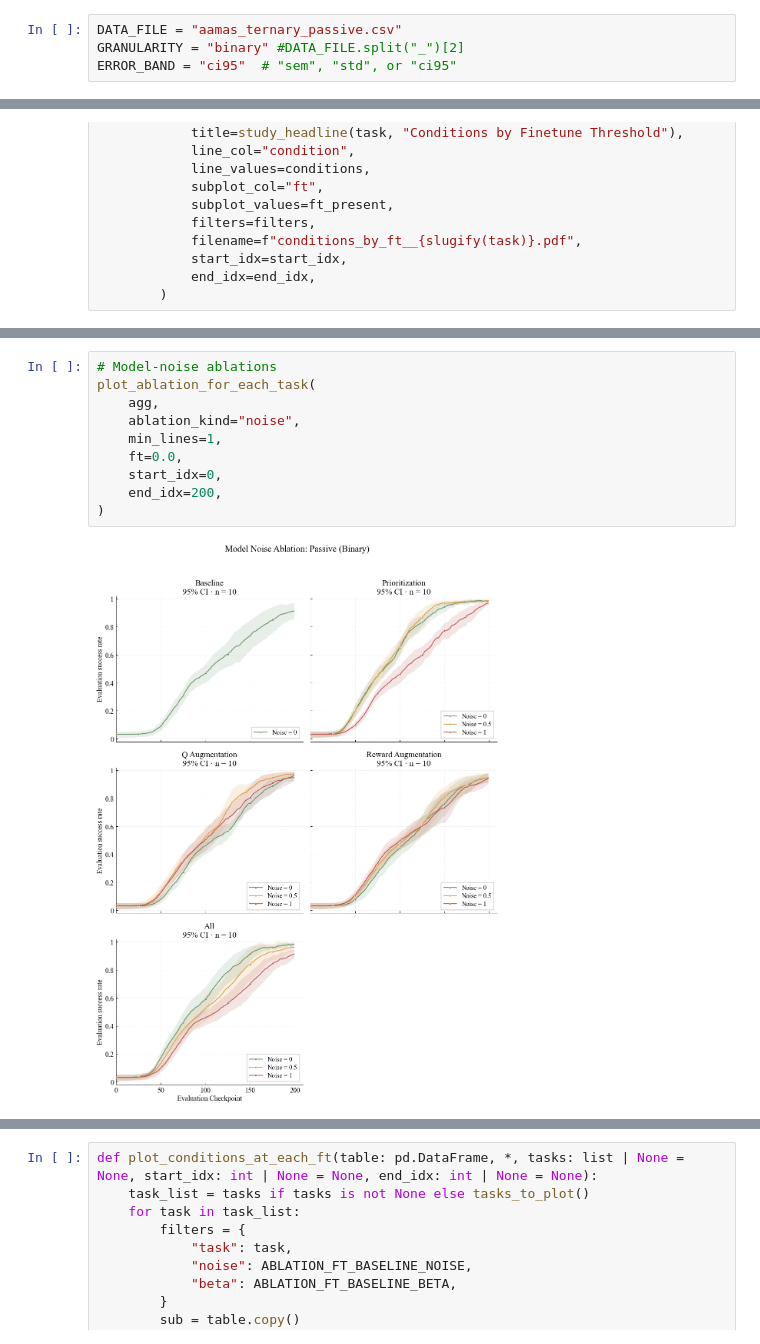
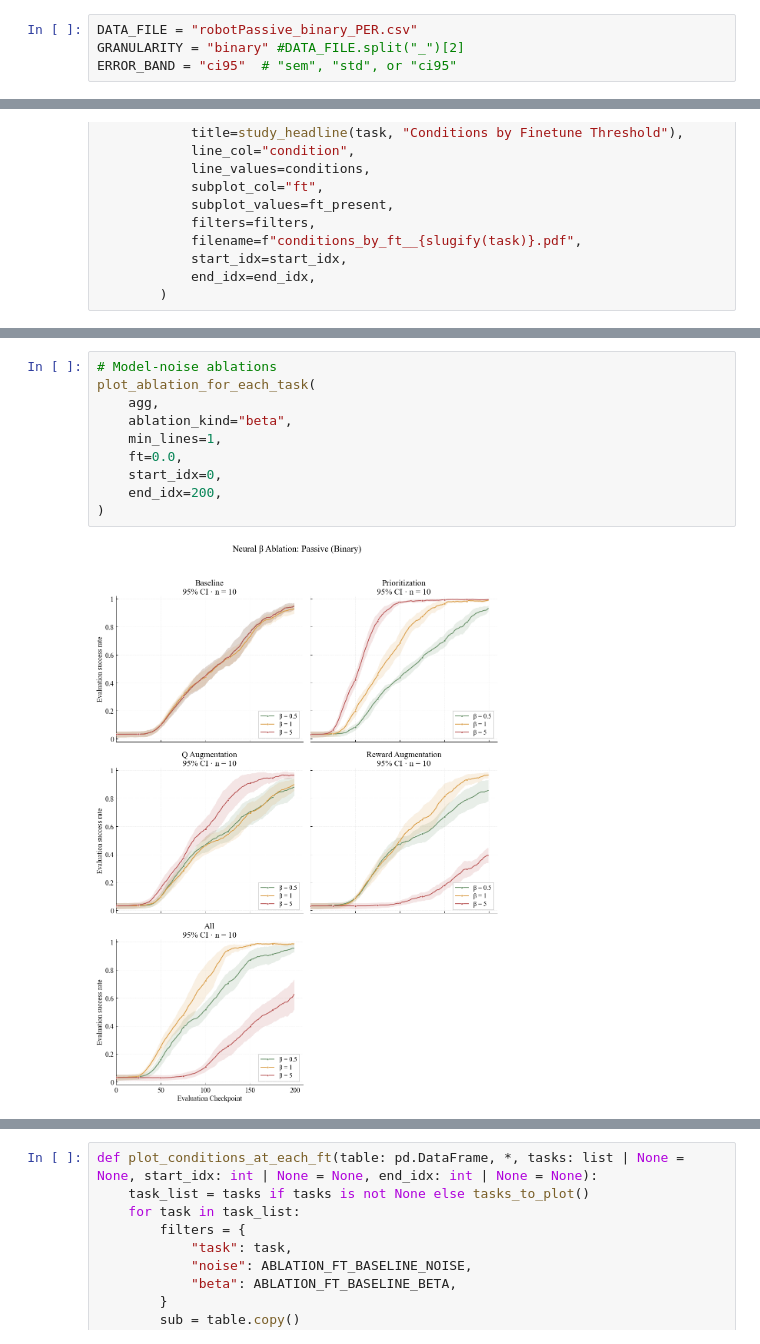
Before and after one commit to your-profile/OfflineNeuroloop, a Jupyter notebook: src/results/graphs_finetune.ipynb, the cells around one changed output, grey strips where cells are left out. Drawn from its saved outputs; the diff is of its cells as text.

```diff
--- a/src/results/graphs_finetune.ipynb
+++ b/src/results/graphs_finetune.ipynb
@@ -58,7 +58,7 @@ mpl.rcParams.update({
 
 TASKS_TO_PLOT = ["Passive", "Active", "Pooled"]
 # %%
-DATA_FILE = "aamas_ternary_passive.csv"
+DATA_FILE = "robotPassive_binary_PER.csv"
 GRANULARITY = "binary" #DATA_FILE.split("_")[2]
 ERROR_BAND = "ci95"  # "sem", "std", or "ci95"
 # %%
@@ -1330,15 +1330,15 @@ plot_finetune_threshold_ablation(agg, min_lines=1)
 # %%
 # Model-noise ablations
 plot_ablation_for_each_task(
     agg,
-    ablation_kind="noise",
+    ablation_kind="beta",
     min_lines=1,
     ft=0.0,
     start_idx=0,
     end_idx=200,
 )
 # %% [output]
-[figure, old version]
+[figure, new version]
 # %%
 # Neural-β ablations
 plot_ablation_for_each_task(
```
Also changed, not shown: parts of 8 cells of this notebook, 5 other files.
